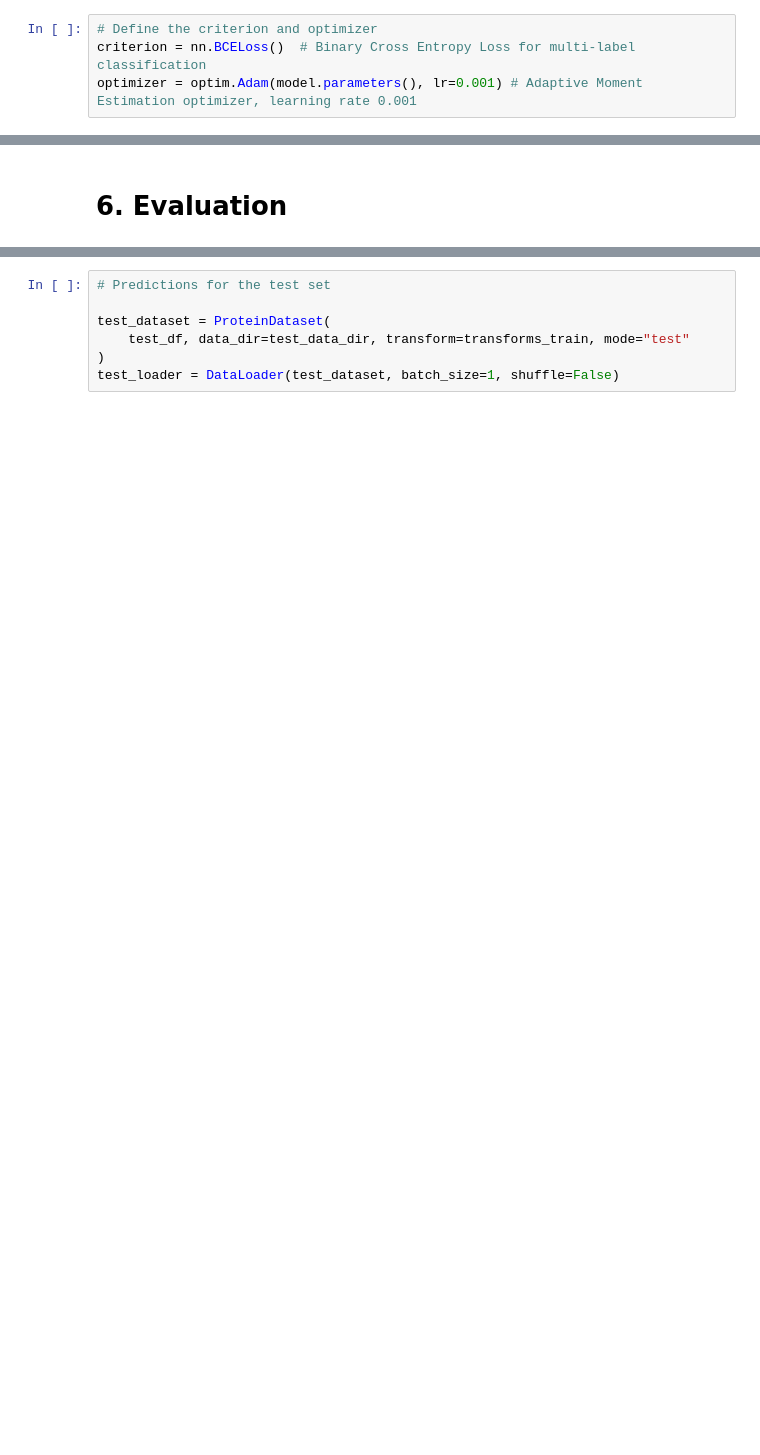
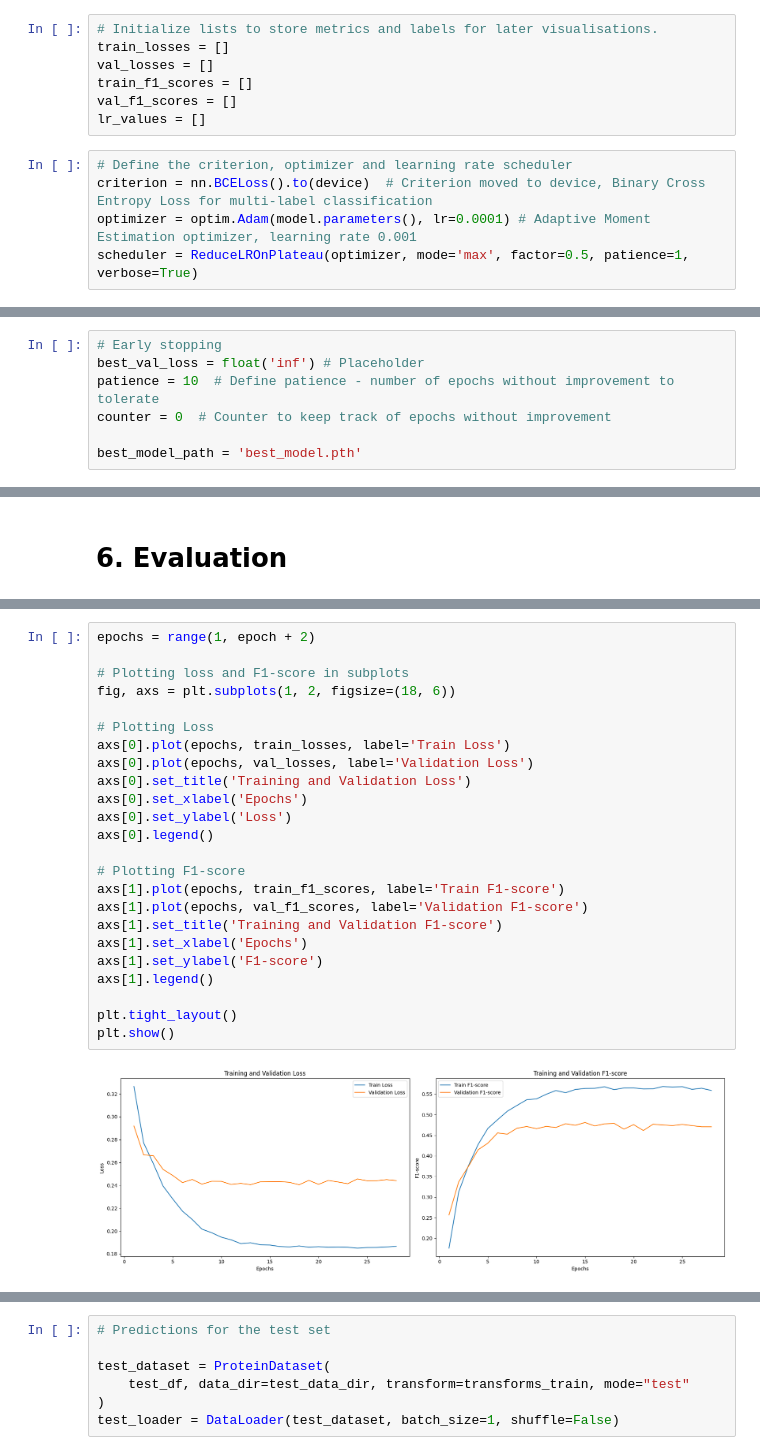
Before and after one commit to mxvp/organelle-image-classification, a Jupyter notebook: organelle_image_classification.ipynb, the cells around one changed output, grey strips where cells are left out. Drawn from its saved outputs; the diff is of its cells as text; blank space fills up the shorter version.

```diff
--- a/organelle_image_classification.ipynb
+++ b/organelle_image_classification.ipynb
@@ -356,4 +468,12 @@ Non-trainable params: 0
+# %%
+# Initialize lists to store metrics and labels for later visualisations.
+train_losses = []
+val_losses = []
+train_f1_scores = []
+val_f1_scores = []
+lr_values = []
 # %%
-# Define the criterion and optimizer
-criterion = nn.BCELoss()  # Binary Cross Entropy Loss for multi-label classification
-optimizer = optim.Adam(model.parameters(), lr=0.001) # Adaptive Moment Estimation optimizer, learning rate 0.001
+# Define the criterion, optimizer and learning rate scheduler
+criterion = nn.BCELoss().to(device)  # Criterion moved to device, Binary Cross Entropy Loss for multi-label classification
+optimizer = optim.Adam(model.parameters(), lr=0.0001) # Adaptive Moment Estimation optimizer, learning rate 0.001
+scheduler = ReduceLROnPlateau(optimizer, mode='max', factor=0.5, patience=1, verbose=True)
@@ -392,0 +484,7 @@ print("Finished Training")
+# %%
+# Early stopping
+best_val_loss = float('inf') # Placeholder
+patience = 10  # Define patience - number of epochs without improvement to tolerate
+counter = 0  # Counter to keep track of epochs without improvement
+
+best_model_path = 'best_model.pth'
@@ -479,0 +646,26 @@ print("Best F1 Score:", best_score)
+# %%
+epochs = range(1, epoch + 2)
+
+# Plotting loss and F1-score in subplots
+fig, axs = plt.subplots(1, 2, figsize=(18, 6))
+
+# Plotting Loss
+axs[0].plot(epochs, train_losses, label='Train Loss')
+axs[0].plot(epochs, val_losses, label='Validation Loss')
+axs[0].set_title('Training and Validation Loss')
+axs[0].set_xlabel('Epochs')
+axs[0].set_ylabel('Loss')
+axs[0].legend()
+
+# Plotting F1-score
+axs[1].plot(epochs, train_f1_scores, label='Train F1-score')
+axs[1].plot(epochs, val_f1_scores, label='Validation F1-score')
+axs[1].set_title('Training and Validation F1-score')
+axs[1].set_xlabel('Epochs')
+axs[1].set_ylabel('F1-score')
+axs[1].legend()
+
+plt.tight_layout()
+plt.show()
+# %% [output]
+[figure, added]
```
Also changed, not shown: parts of 79 cells of this notebook.
